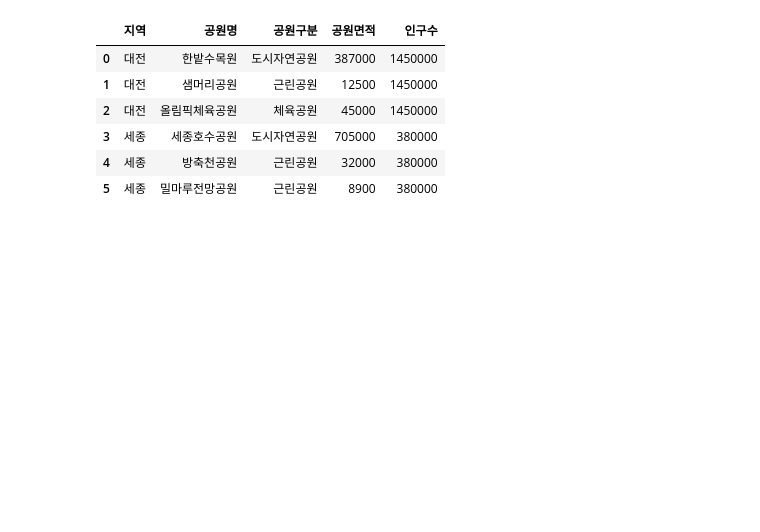
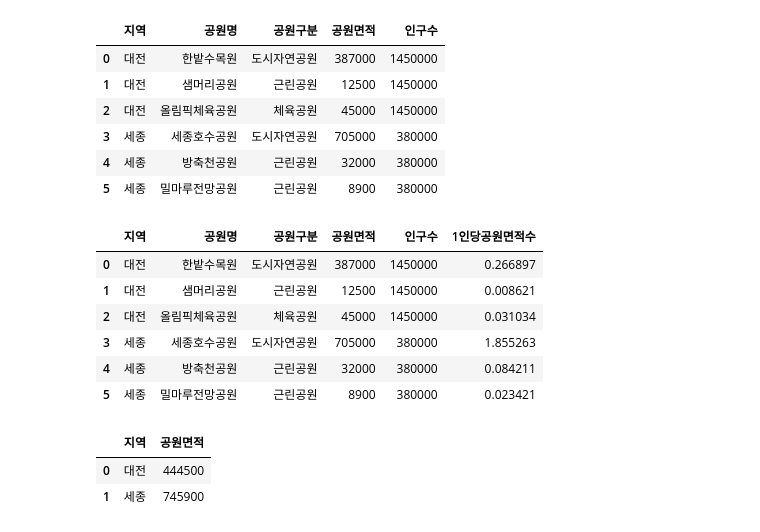
Before and after one commit to fun5307/study-with-ai-2, a Jupyter notebook: src/study_with_ai_2/3_판다스/5_데이터병합.ipynb, the cells around one changed output. Saved outputs shown, nothing was run; the diff lists cells and outputs as text; code cells hidden in the pictures; blank space fills up the shorter version.

```diff
--- a/src/study_with_ai_2/3_판다스/5_데이터병합.ipynb
+++ b/src/study_with_ai_2/3_판다스/5_데이터병합.ipynb
@@ -57,5 +58,6 @@ data1
 # %%
-merged_df = pd.merge(total_df, data1, on="지역")    #on 없어도 지역으로 합쳐지긴 함
+# how -> left는 왼쪽(total_df), right는 오른쪽(data1), inner는 겹치는 것만, outer는 전부 다!
+merged_df = pd.merge(total_df, data1, on="지역", how="inner")    #on 없어도 지역으로 합쳐지긴 함
 merged_df
 # %% [output]
 |  | 지역 | 공원명 | 공원구분 | 공원면적 | 인구수 |
@@ -65,3 +67,22 @@ merged_df
 | 3 | 세종 | 세종호수공원 | 도시자연공원 | 705000 | 380000 |
 | 4 | 세종 | 방축천공원 | 근린공원 | 32000 | 380000 |
 | 5 | 세종 | 밀마루전망공원 | 근린공원 | 8900 | 380000 |
+# %%
+# 1인당 공원 면적수
+merged_df['1인당공원면적수'] = merged_df["공원면적"] / merged_df["인구수"]
+merged_df
+# %% [output]
+|  | 지역 | 공원명 | 공원구분 | 공원면적 | 인구수 | 1인당공원면적수 |
+| 0 | 대전 | 한밭수목원 | 도시자연공원 | 387000 | 1450000 | 0.266897 |
+| 1 | 대전 | 샘머리공원 | 근린공원 | 12500 | 1450000 | 0.008621 |
+| 2 | 대전 | 올림픽체육공원 | 체육공원 | 45000 | 1450000 | 0.031034 |
+| 3 | 세종 | 세종호수공원 | 도시자연공원 | 705000 | 380000 | 1.855263 |
+| 4 | 세종 | 방축천공원 | 근린공원 | 32000 | 380000 | 0.084211 |
+| 5 | 세종 | 밀마루전망공원 | 근린공원 | 8900 | 380000 | 0.023421 |
+# %%
+# 각 지역별 groupby 한 후
+total_df.groupby("지역")['공원면적'].sum().reset_index()
+# %% [output]
+|  | 지역 | 공원면적 |
+| 0 | 대전 | 444500 |
+| 1 | 세종 | 745900 |
```
Also changed, not shown: parts of 1 cell of this notebook, 23 other files.
